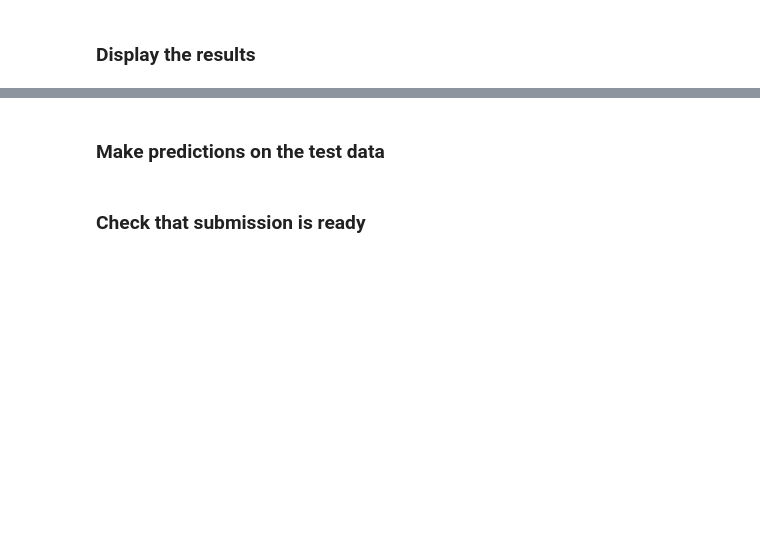
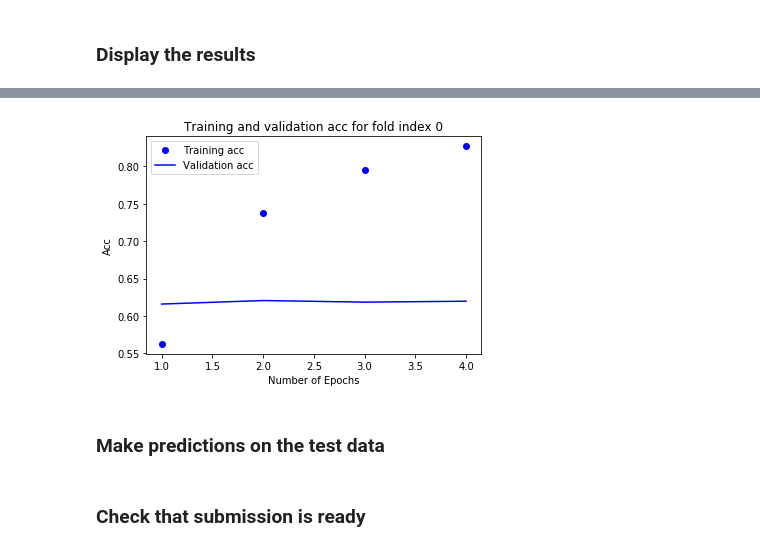
Before and after one commit to mrbarbasa/kaggle-spooky-author, a Jupyter notebook: code/02_glove_models.ipynb, the cells around one changed output, grey strips where cells are left out. Cells and saved outputs as stored; diff of their text form; code cells hidden in the pictures; blank space fills up the shorter version.

```diff
--- a/code/02_glove_models.ipynb
+++ b/code/02_glove_models.ipynb
@@ -183,3 +234,7 @@ plt.show()
+# %%
+display_metric_vs_epochs_plot(all_scores, 'acc', 0)
+# %% [output]
+[figure, added]
 # %% [markdown]
 ### Make predictions on the test data
 # %%
```
Also changed, not shown: parts of 11 cells of this notebook, 2 other files.
